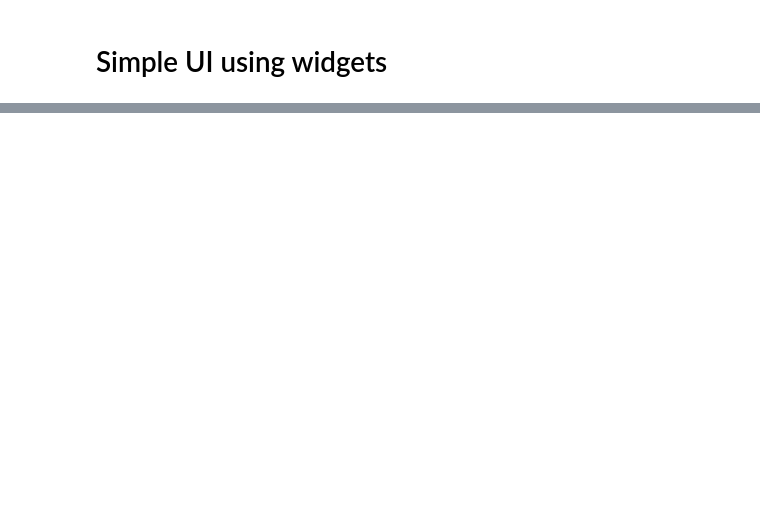
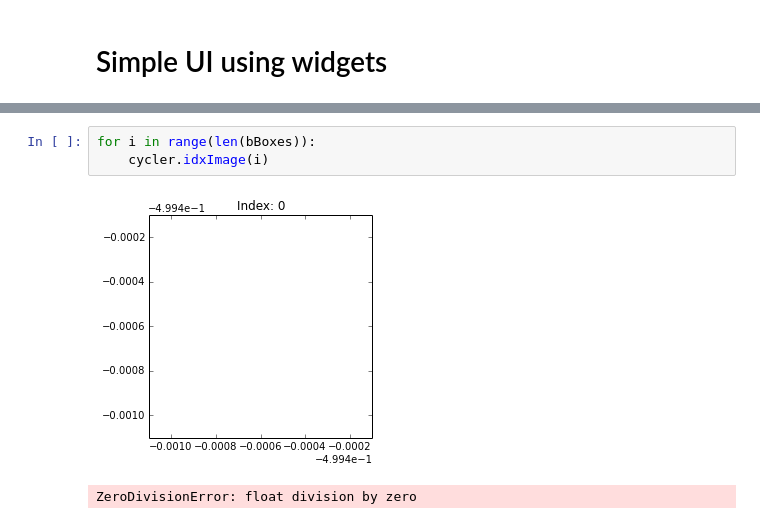
Before and after one commit to Aniket025/Medical-Prescription-OCR, a Jupyter notebook: Model-1/OCR.ipynb, the cells around one changed output, grey strips where cells are left out. Saved outputs shown, nothing was run; the diff lists cells and outputs as text; blank space fills up the shorter version.

```diff
--- a/Model-1/OCR.ipynb
+++ b/Model-1/OCR.ipynb
@@ -137,0 +134,6 @@ print bBoxes[1][1].shape
+# %%
+for i in range(len(bBoxes)):
+    cycler.idxImage(i)
+# %% [output]
+[figure, added]
+ZeroDivisionError: float division by zero
```
Also changed, not shown: parts of 8 cells of this notebook, 20 other files.
